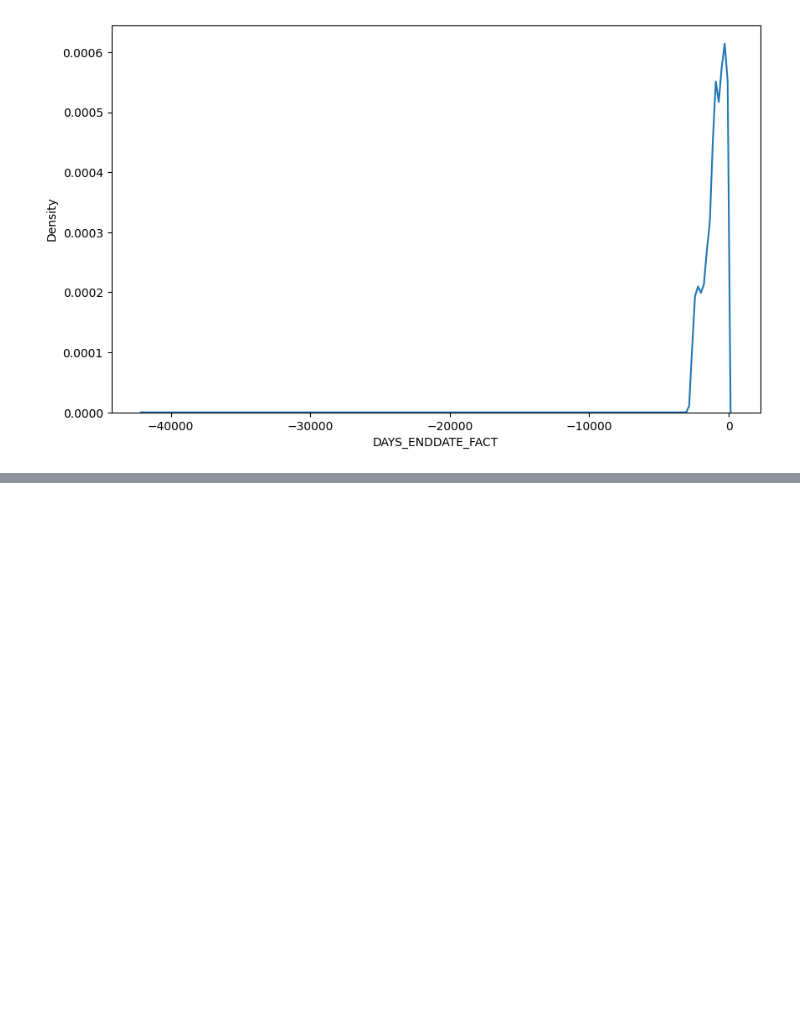
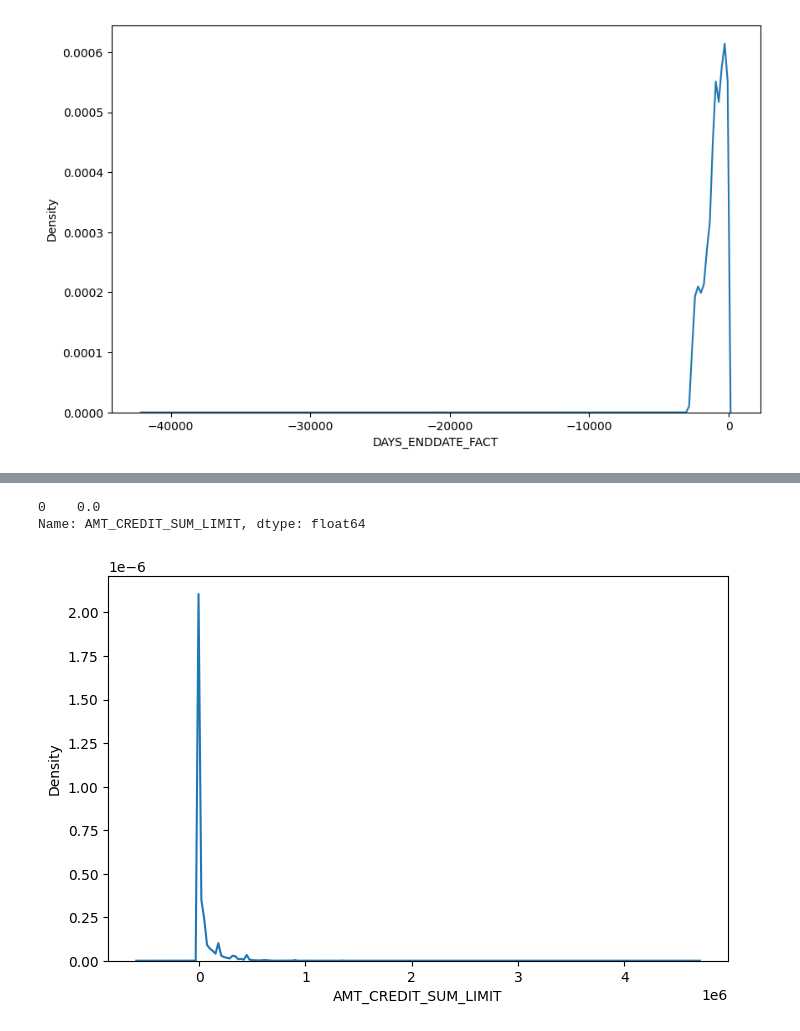
Before and after one commit to Saifansari-ai/Credit_risk_modeling, a Jupyter notebook: additional_data.ipynb, the cells around one changed output, grey strips where cells are left out. Saved outputs shown, nothing was run; the diff lists cells and outputs as text; code cells hidden in the pictures; blank space fills up the shorter version.

Commit message:
Handle missing values

```diff
--- a/additional_data.ipynb
+++ b/additional_data.ipynb
@@ -217,0 +298,15 @@ bureau.head()
+# %%
+bureau['AMT_CREDIT_SUM_LIMIT'].mode()
+# %% [output]
+0    0.0
+Name: AMT_CREDIT_SUM_LIMIT, dtype: float64
+# %%
+# Filling the missing values with the mode
+bureau['AMT_CREDIT_SUM_LIMIT'].fillna(bureau['AMT_CREDIT_SUM_LIMIT'].mode()[0], inplace=True)
+# %%
+# plot kde plot of AMT_CREDIT_SUM_LIMIT
+plt.figure(figsize=(8,5))
+sns.kdeplot(bureau['AMT_CREDIT_SUM_LIMIT'])
+plt.show()
+# %% [output]
+[figure, added]
```
Also changed, not shown: parts of 54 cells of this notebook.
